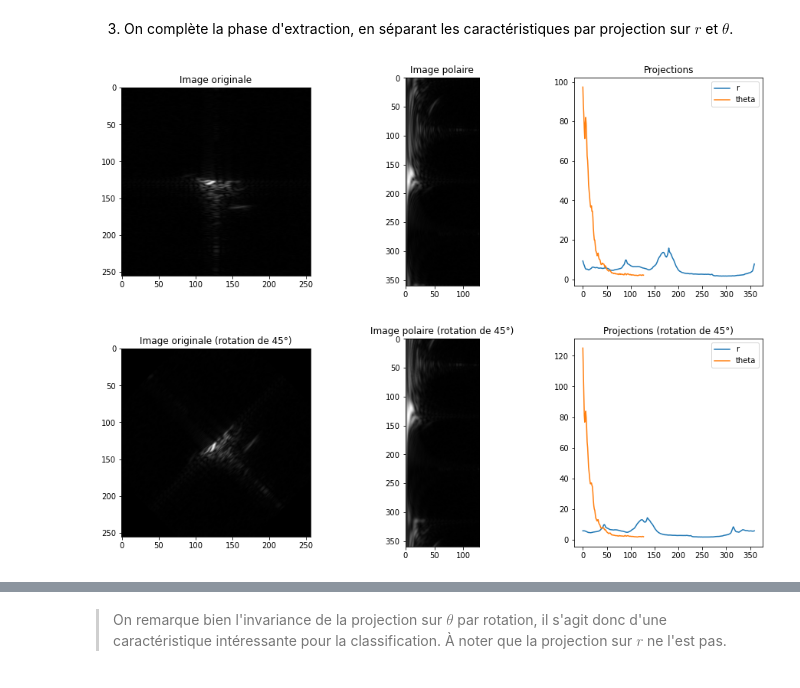
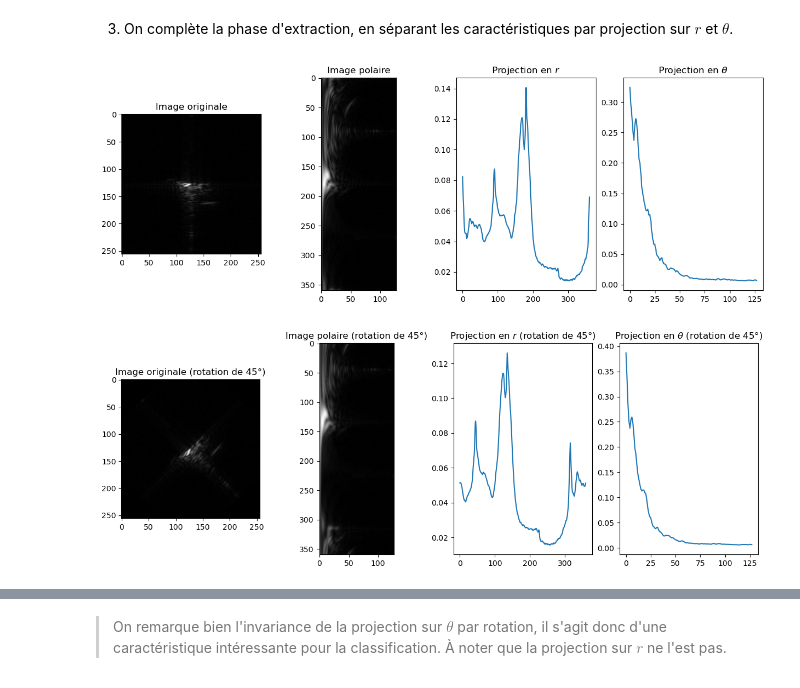
Before and after one commit to thomas40510/MLMythe, a Jupyter notebook: BE-noté/BE noté PRV.ipynb, the cells around one changed output, grey strips where cells are left out. Saved outputs shown, nothing was run; the diff lists cells and outputs as text; code cells hidden in the pictures.

```diff
--- a/BE-noté/BE noté PRV.ipynb
+++ b/BE-noté/BE noté PRV.ipynb
@@ -173,0 +197,9 @@ Taille de l'espace de représentation :  (810, 360, 10)
+# %%
+# on applique la transformation à toutes les images
+data_polaires = []
+for img in data_crop:
+    data_polaires.append(polaire(img))
+
+data_polaires = np.asarray(data_polaires, dtype=np.uint8)
+
+print("Taille de l'espace de représentation : ", data_polaires.shape)
@@ -241,12 +275,15 @@ Pour rendre les résultats invariants par translation, on peut identifier la dir
 def proj_r(img):
     # on projette l'image sur r
     # on retourne le vecteur de projection
-    return np.sum(img, axis=1)
+    proj = np.sum(img, axis=1)
+    # on normalise le vecteur de projection
+    return proj / np.linalg.norm(proj)
 
 def proj_theta(img):
     # on projette l'image sur theta
     # on retourne le vecteur de projection
-    return np.sum(img, axis=0)
+    proj = np.sum(img, axis=0)
+    return proj / np.linalg.norm(proj)
 # %%
 def polaire_proj(img, center, radius):
     # on applique la transformation polaire à une image
@@ -256,35 +293,35 @@ def polaire_proj(img, center, radius):
 # %%
 ## On applique les transformations à une image au hasard
 img = data[6]
 pol, projR, projTheta = polaire_proj(img, center = (img.shape[0]//2, img.shape[1]//2), radius = img.shape[0]//2)
 
 # on affiche les résultats originaux
-fig, ax = plt.subplots(1, 3, figsize=(15, 5))
+fig, ax = plt.subplots(1, 4, figsize=(15, 5))
 ax[0].imshow(img, cmap='gray')
 ax[0].set_title("Image originale")
 ax[1].imshow(pol, cmap='gray')
 ax[1].set_title("Image polaire")
-ax[2].plot(projR, label="r")
-ax[2].plot(projTheta, label="theta")
-ax[2].legend()
-ax[2].set_title("Projections")
+ax[2].plot(projR)
+ax[2].set_title("Projection en $r$")
+ax[3].plot(projTheta)
+ax[3].set_title("Projection en $\\theta$")
 plt.show()
 
 # on applique une rotation
 img_rot45 = rotation(img, 45)
 pol_rot45, projR_rot45, projTheta_rot45 = polaire_proj(img_rot45, center = (img.shape[0]//2, img.shape[1]//2), radius = img.shape[0]//2)
 
 # on affiche les résultats de la rotation
-fig, ax = plt.subplots(1, 3, figsize=(15, 5))
+fig, ax = plt.subplots(1, 4, figsize=(15, 5))
 ax[0].imshow(img_rot45, cmap='gray')
 ax[0].set_title("Image originale (rotation de 45°)")
 ax[1].imshow(pol_rot45, cmap='gray')
 ax[1].set_title("Image polaire (rotation de 45°)")
-ax[2].plot(projR_rot45, label="r")
-ax[2].plot(projTheta_rot45, label="theta")
-ax[2].legend()
-ax[2].set_title("Projections (rotation de 45°)")
+ax[2].plot(projR_rot45)
+ax[2].set_title("Projection en $r$ (rotation de 45°)")
+ax[3].plot(projTheta_rot45)
+ax[3].set_title("Projection en $\\theta$ (rotation de 45°)")
 plt.show()
 # %% [output]
-[figure, old version]
+[figure, new version]
-[figure, old version]
+[figure, new version]
```
Also changed, not shown: parts of 15 cells of this notebook.
